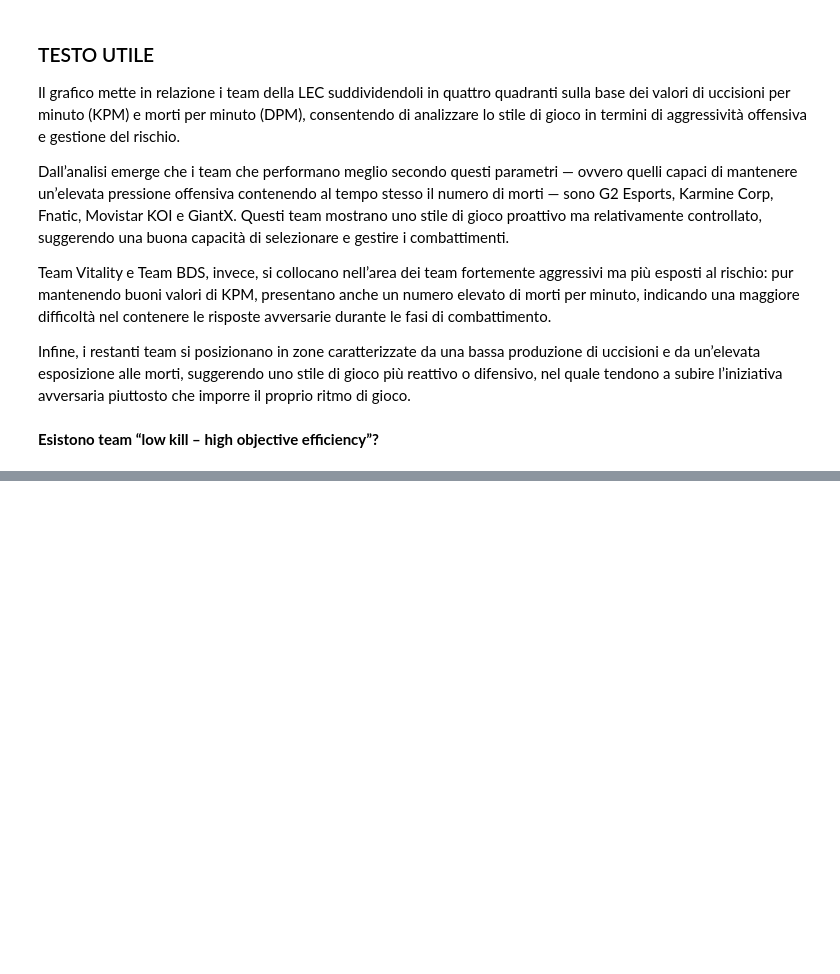
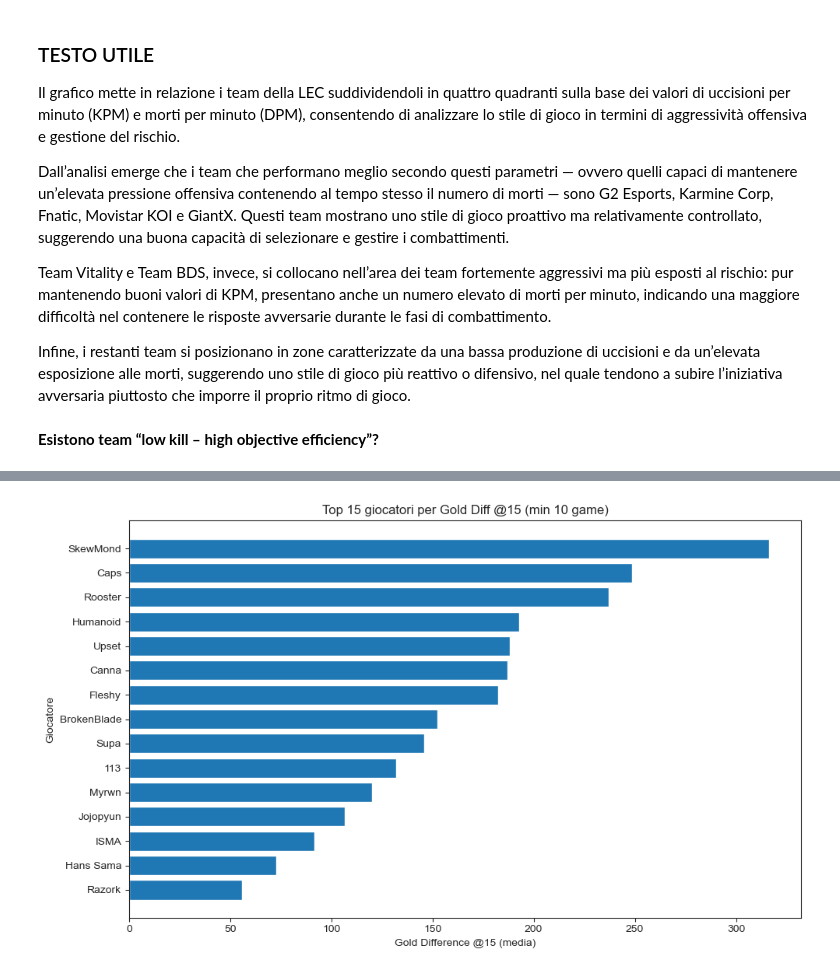
Before and after one commit to AnalystEca/G2-project-analysis, a Jupyter notebook: G2_analisi.ipynb, the cells around one changed output, grey strips where cells are left out. Drawn from its saved outputs; the diff is of its cells as text; code cells hidden in the pictures; blank space fills up the shorter version.

```diff
--- a/G2_analisi.ipynb
+++ b/G2_analisi.ipynb
@@ -1508,0 +1651,27 @@ Infine, i restanti team si posizionano in zone caratterizzate da una bassa produ
+# %%
+# 1) Selezione colonne
+player_gold_df = lec_df[['position', 'playername', 'golddiffat15']].copy()
+
+# 2) Filtro: escludo le righe team e tolgo eventuali null
+player_gold_df = player_gold_df[
+    (player_gold_df['position'].ne('team')) &
+    (player_gold_df['playername'].notna()) &
+    (player_gold_df['golddiffat15'].notna())
+]
+
+# 3) Aggregazione: media per player
+gold15_by_player = (
+    player_gold_df
+    .groupby('playername', as_index=False)
+    .agg(
+        games=('golddiffat15', 'size'),
+        avg_golddiff15=('golddiffat15', 'mean')
+    )
+    .sort_values('avg_golddiff15', ascending=False)
+)
+
+MIN_GAMES = 10
+
+gold15_by_player_filtered = gold15_by_player[gold15_by_player['games'] >= MIN_GAMES]
+
+gold15_by_player_filtered.head(10)
@@ -1508,0 +1690,13 @@ Infine, i restanti team si posizionano in zone caratterizzate da una bassa produ
+# %%
+top_n = 15
+top_players = gold15_by_player_filtered.head(top_n).sort_values('avg_golddiff15')
+
+plt.figure(figsize=(10, 6))
+plt.barh(top_players['playername'], top_players['avg_golddiff15'])
+plt.xlabel('Gold Difference @15 (media)')
+plt.ylabel('Giocatore')
+plt.title(f'Top {top_n} giocatori per Gold Diff @15 (min {MIN_GAMES} game)')
+plt.tight_layout()
+plt.show()
+# %% [output]
+[figure, added]
```
Also changed, not shown: parts of 13 cells of this notebook, 1 other file.
